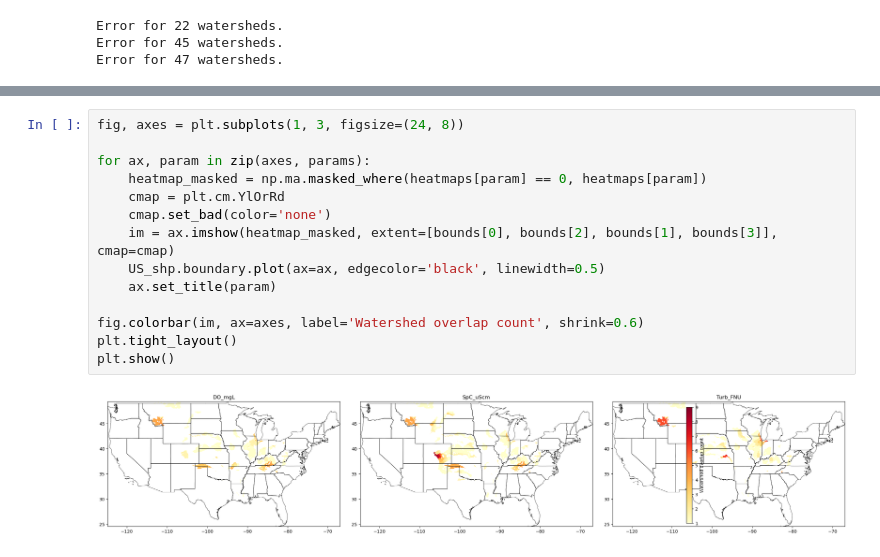
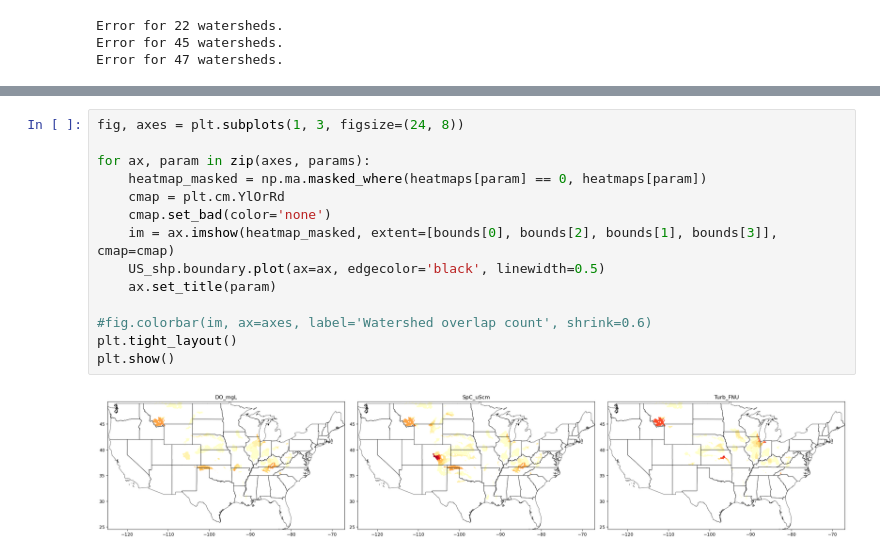
Before and after one commit to jtkemper/stream-analysis, a Jupyter notebook: spatial_pattern_basinatlas.ipynb, the cells around one changed output, grey strips where cells are left out. Cells and saved outputs as stored; diff of their text form.

```diff
--- a/spatial_pattern_basinatlas.ipynb
+++ b/spatial_pattern_basinatlas.ipynb
@@ -548,16 +528,16 @@ missing_sites
 # %%
 fig, axes = plt.subplots(1, 3, figsize=(24, 8))
 
 for ax, param in zip(axes, params):
     heatmap_masked = np.ma.masked_where(heatmaps[param] == 0, heatmaps[param])
     cmap = plt.cm.YlOrRd
     cmap.set_bad(color='none')
     im = ax.imshow(heatmap_masked, extent=[bounds[0], bounds[2], bounds[1], bounds[3]], cmap=cmap)
     US_shp.boundary.plot(ax=ax, edgecolor='black', linewidth=0.5)
     ax.set_title(param)
 
-fig.colorbar(im, ax=axes, label='Watershed overlap count', shrink=0.6)
+#fig.colorbar(im, ax=axes, label='Watershed overlap count', shrink=0.6)
 plt.tight_layout()
 plt.show()
 # %% [output]
-[figure, old version]
+[figure, new version]
```
Also changed, not shown: parts of 1 cell of this notebook, 1 other file.
